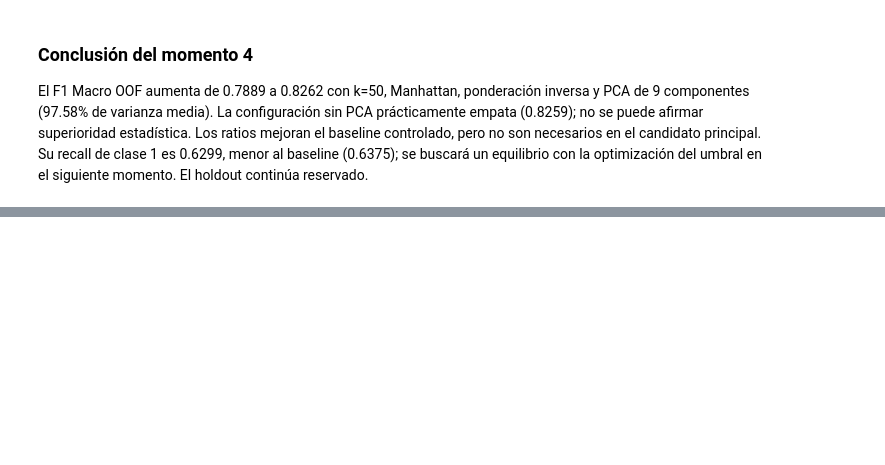
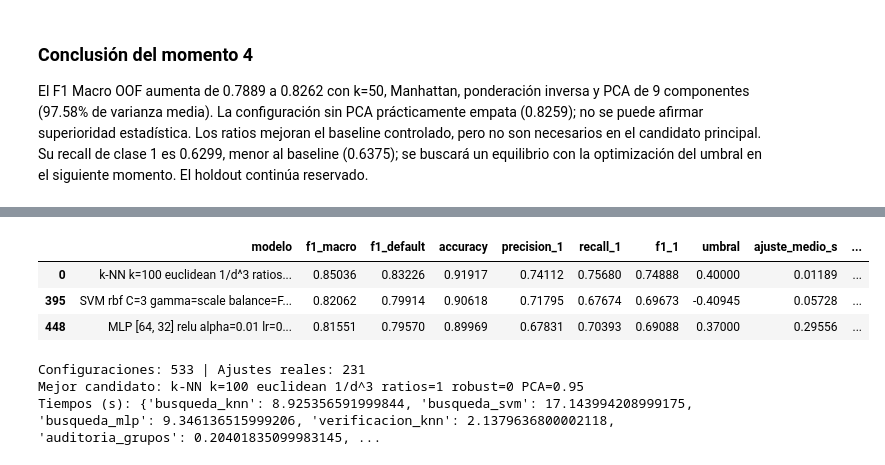
Before and after one commit to iamnicocr/wine-quality, a Jupyter notebook: notebooks/01_eda_y_modelado.ipynb, the cells around one changed output, grey strips where cells are left out. Cells and saved outputs as stored; diff of their text form; code cells hidden in the pictures; blank space fills up the shorter version.

```diff
--- a/notebooks/01_eda_y_modelado.ipynb
+++ b/notebooks/01_eda_y_modelado.ipynb
@@ -521,0 +526,19 @@ El F1 Macro OOF aumenta de 0.7889 a 0.8262 con k=50, Manhattan, ponderación inv
+# %%
+import sys
+if str(raiz) not in sys.path:
+    sys.path.insert(0,str(raiz))
+from modelado import buscar
+tabla_avanzada,resumen_avanzado=buscar(Xd,yd,folds,grupos,resultados)
+mejores_familias=tabla_avanzada[tabla_avanzada.elegible].groupby('familia',sort=False).head(1)
+display(mejores_familias[['modelo','f1_macro','f1_default','accuracy','precision_1','recall_1','f1_1','umbral','ajuste_medio_s','inferencia_media_s']].round(5))
+print('Configuraciones:',resumen_avanzado['configuraciones'],'| Ajustes reales:',resumen_avanzado['ajustes_reales'])
+print('Mejor candidato:',resumen_avanzado['ganador']['modelo'])
+print('Tiempos (s):',resumen_avanzado['tiempos_s'])
+# %% [output]
+|  | modelo | f1_macro | f1_default | accuracy | precision_1 | recall_1 | f1_1 | umbral | ajuste_medio_s | ... |
+| 0 | k-NN k=100 euclidean 1/d^3 ratios... | 0.85036 | 0.83226 | 0.91917 | 0.74112 | 0.75680 | 0.74888 | 0.40000 | 0.01189 | ... |
+| 395 | SVM rbf C=3 gamma=scale balance=F... | 0.82062 | 0.79914 | 0.90618 | 0.71795 | 0.67674 | 0.69673 | -0.40945 | 0.05728 | ... |
+| 448 | MLP [64, 32] relu alpha=0.01 lr=0... | 0.81551 | 0.79570 | 0.89969 | 0.67831 | 0.70393 | 0.69088 | 0.37000 | 0.29556 | ... |
+Configuraciones: 533 | Ajustes reales: 231
+Mejor candidato: k-NN k=100 euclidean 1/d^3 ratios=1 robust=0 PCA=0.95
+Tiempos (s): {'busqueda_knn': 8.925356591999844, 'busqueda_svm': 17.143994208999175, 'busqueda_mlp': 9.346136515999206, 'verificacion_knn': 2.1379636800002118, 'auditoria_grupos': 0.20401835099983145, ...
```
Also changed, not shown: parts of 7 cells of this notebook.
